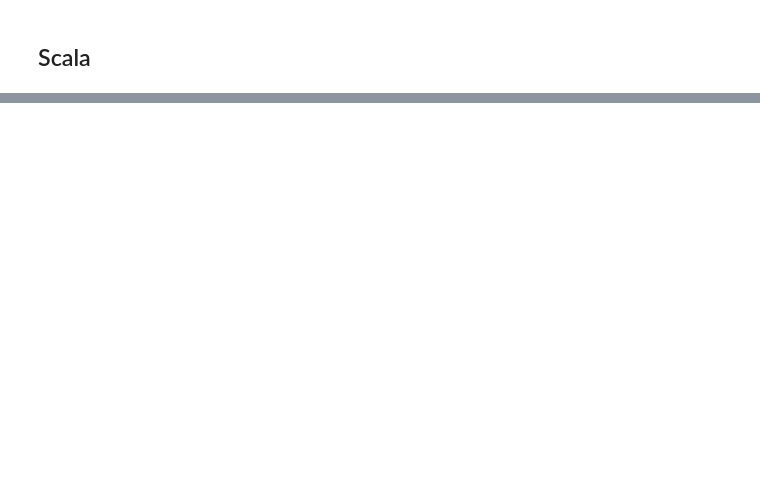
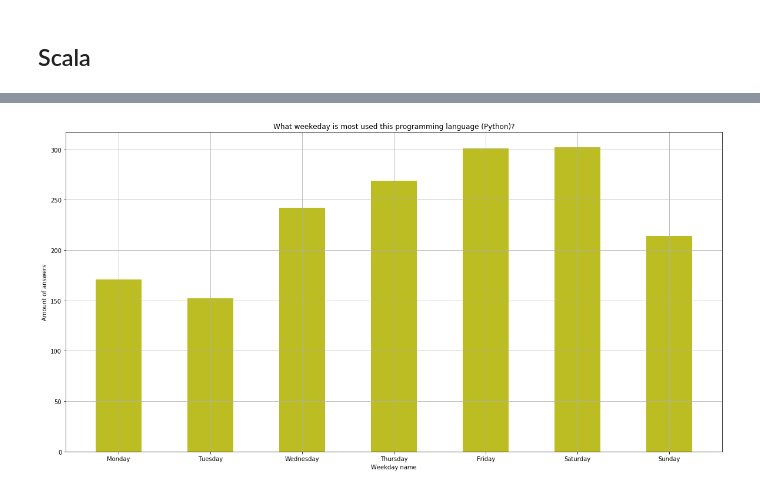
Before and after one commit to amerino92/Text-Mining-in-StackOverFlow, a Jupyter notebook: Scrapping StackOverFlow.ipynb, the cells around one changed output, grey strips where cells are left out. Cells and saved outputs as stored; diff of their text form; code cells hidden in the pictures; blank space fills up the shorter version.

```diff
--- a/Scrapping StackOverFlow.ipynb
+++ b/Scrapping StackOverFlow.ipynb
@@ -515,0 +447,9 @@ plt.bar(dates,listNumbersJavaScr_V2[0])
+# %%
+dates=['Monday','Tuesday','Wednesday','Thursday','Friday','Saturday','Sunday']
+plt.title('What weekeday is most used this programming language (Python)?')
+plt.xlabel('Weekday name')
+plt.ylabel('Amount of answers')
+plt.bar(dates,listNumbersPython_wd_ans[0],color='C8',width=.5)
+plt.grid(True)
+# %% [output]
+[figure, added]
```
Also changed, not shown: parts of 52 cells of this notebook, 4 other files.
